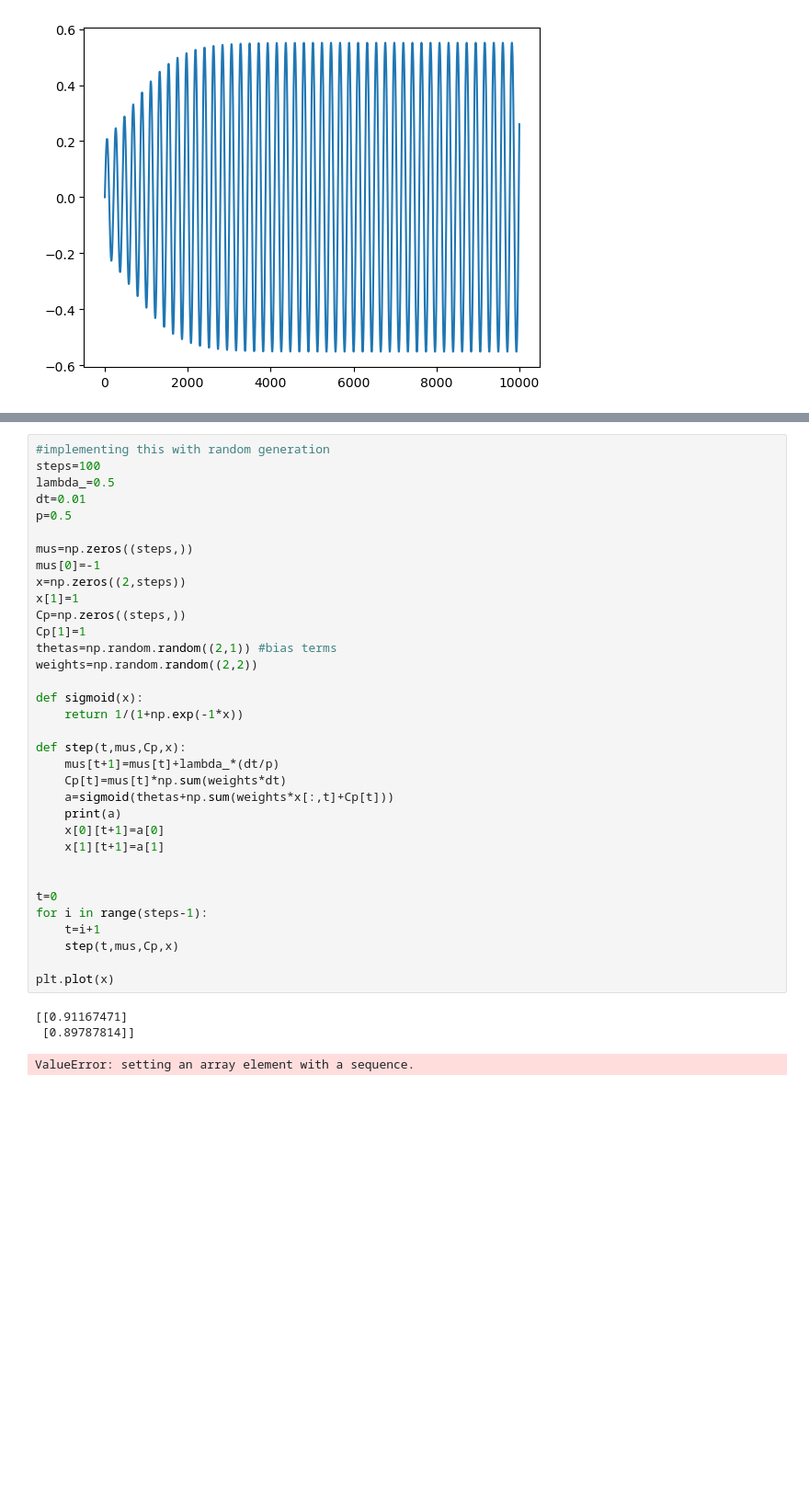
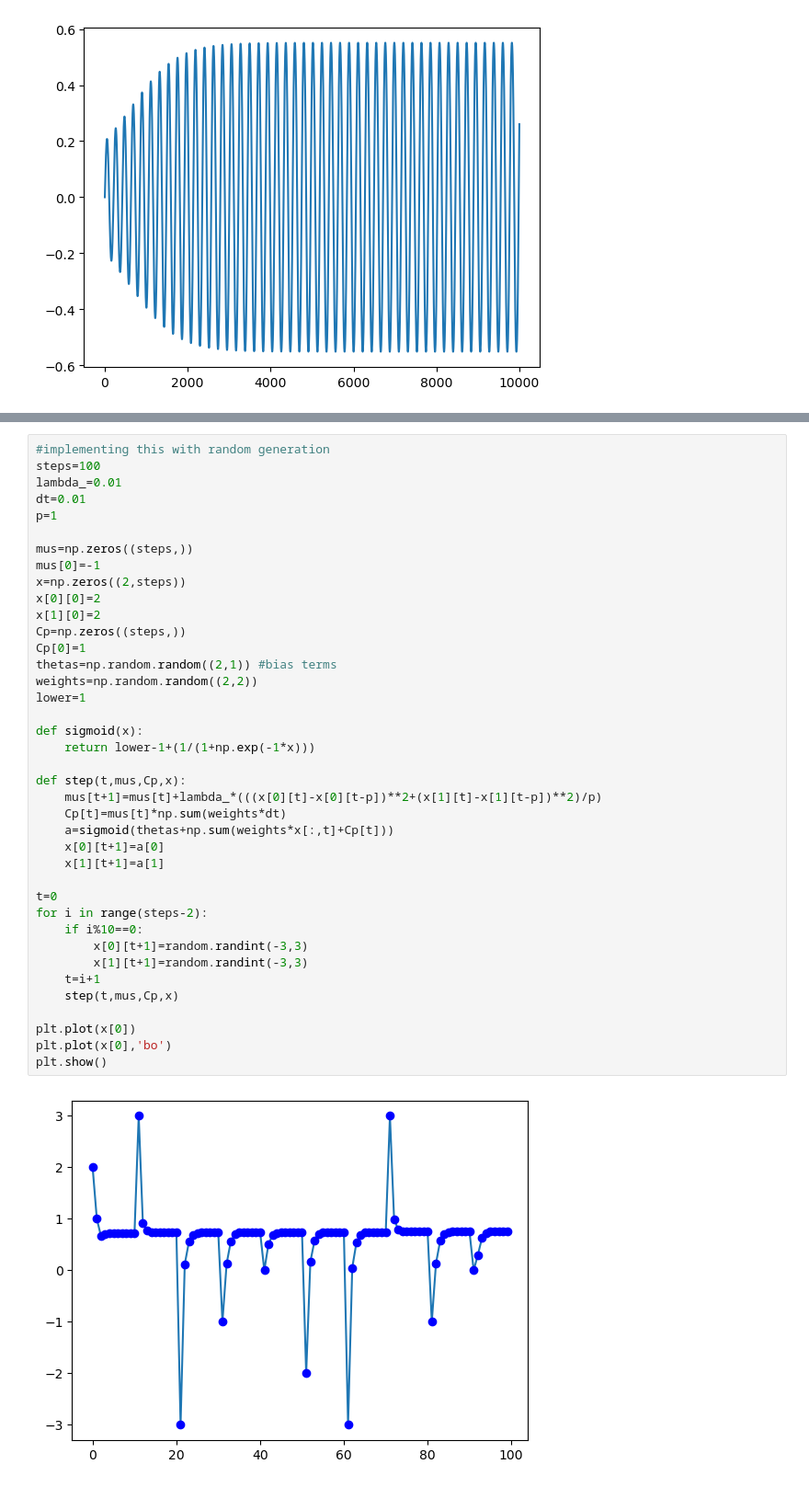
Before and after one commit to shepai/Chaos-Robotics, a Jupyter notebook: Simulation/OpenAIGym/open_ai_example.ipynb, the cells around one changed output, grey strips where cells are left out. Shown at 92% size. Saved outputs shown, nothing was run; the diff lists cells and outputs as text; blank space fills up the shorter version.

```diff
--- a/Simulation/OpenAIGym/open_ai_example.ipynb
+++ b/Simulation/OpenAIGym/open_ai_example.ipynb
@@ -584,38 +590,41 @@ $\mu^{p}_{t+1}=\mu^{p}_{t}+\lambda dt/p$
 # %%
 #implementing this with random generation
 steps=100
-lambda_=0.5
+lambda_=0.01
 dt=0.01
-p=0.5
+p=1
 
 mus=np.zeros((steps,))
 mus[0]=-1
 x=np.zeros((2,steps))
-x[1]=1
+x[0][0]=2
+x[1][0]=2
 Cp=np.zeros((steps,))
-Cp[1]=1
+Cp[0]=1
 thetas=np.random.random((2,1)) #bias terms
 weights=np.random.random((2,2))
+lower=1
 
 def sigmoid(x):
-    return 1/(1+np.exp(-1*x))
+    return lower-1+(1/(1+np.exp(-1*x)))
 
 def step(t,mus,Cp,x):
-    mus[t+1]=mus[t]+lambda_*(dt/p)
+    mus[t+1]=mus[t]+lambda_*(((x[0][t]-x[0][t-p])**2+(x[1][t]-x[1][t-p])**2)/p)
     Cp[t]=mus[t]*np.sum(weights*dt)
     a=sigmoid(thetas+np.sum(weights*x[:,t]+Cp[t]))
-    print(a)
     x[0][t+1]=a[0]
     x[1][t+1]=a[1]
 
-
 t=0
-for i in range(steps-1):
+for i in range(steps-2):
+    if i%10==0:
+        x[0][t+1]=random.randint(-3,3)
+        x[1][t+1]=random.randint(-3,3)
     t=i+1
     step(t,mus,Cp,x)
 
-plt.plot(x)
+plt.plot(x[0])
+plt.plot(x[0],'bo')
+plt.show()
 # %% [output]
-[[0.91167471]
- [0.89787814]]
-ValueError: setting an array element with a sequence.
+[figure, added]
```
Also changed, not shown: parts of 1 cell of this notebook.
